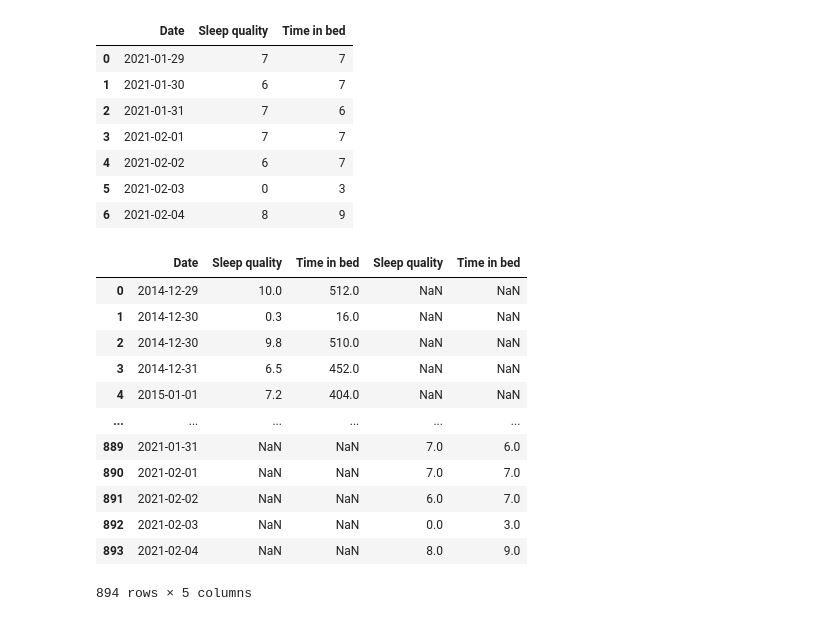
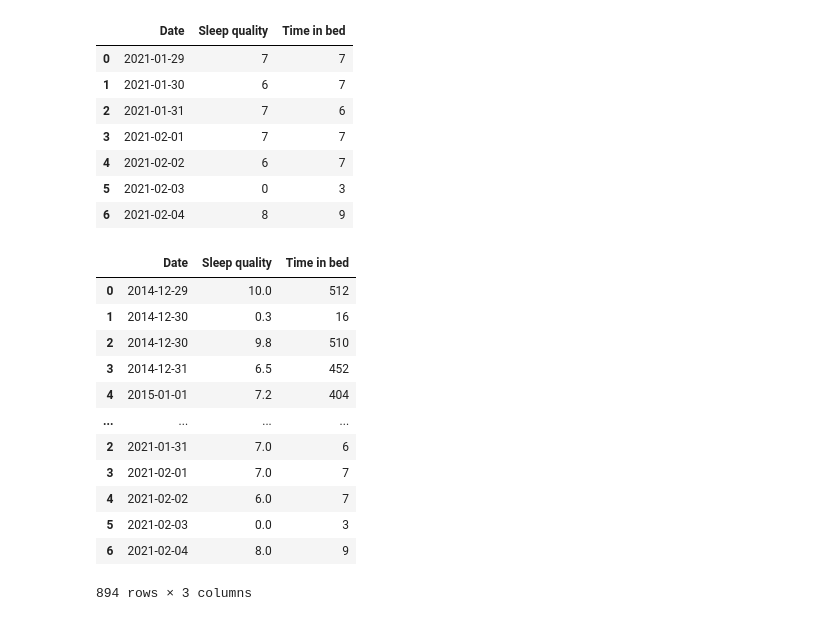
Before and after one commit to luiszugasti/sleep_stats, a Jupyter notebook: scrap_notebook/scrap.ipynb, the cells around one changed output. Saved outputs shown, nothing was run; the diff lists cells and outputs as text; code cells hidden in the pictures.

Commit message:
Fixed the issue with columns not matching
There was whitespace in the user provided columns.
Issue fixed.

```diff
--- a/scrap_notebook/scrap.ipynb
+++ b/scrap_notebook/scrap.ipynb
@@ -120,27 +104,22 @@ user_df
 | 4 | 2021-02-02 | 6 | 7 |
 | 5 | 2021-02-03 | 0 | 3 |
 | 6 | 2021-02-04 | 8 | 9 |
-# %%
-frames = [df, user_df]
-result = pd.concat(frames, ignore_index=True)
-# result = df.append(user_df)
-result
-
-# figure out a way to concatenate the users' data with the three year data
-# use the user provided data as "validation set" of the algorithm run
-# learn off of this (or at least influence further forecasts)
-# could also simplify the index of the current data (chop off the date field and define it recursively)
-# %% [output]
-|  | Date | Sleep quality | Time in bed | Sleep quality | Time in bed |
-| 0 | 2014-12-29 | 10.0 | 512.0 | NaN | NaN |
-| 1 | 2014-12-30 | 0.3 | 16.0 | NaN | NaN |
-| 2 | 2014-12-30 | 9.8 | 510.0 | NaN | NaN |
-| 3 | 2014-12-31 | 6.5 | 452.0 | NaN | NaN |
-| 4 | 2015-01-01 | 7.2 | 404.0 | NaN | NaN |
-| ... | ... | ... | ... | ... | ... |
-| 889 | 2021-01-31 | NaN | NaN | 7.0 | 6.0 |
-| 890 | 2021-02-01 | NaN | NaN | 7.0 | 7.0 |
-| 891 | 2021-02-02 | NaN | NaN | 6.0 | 7.0 |
-| 892 | 2021-02-03 | NaN | NaN | 0.0 | 3.0 |
-| 893 | 2021-02-04 | NaN | NaN | 8.0 | 9.0 |
-894 rows × 5 columns
+# %%
+# frames = [df, user_df]
+# result = pd.concat(frames, ignore_index=True)
+result = df.append(user_df)
+result
+# %% [output]
+|  | Date | Sleep quality | Time in bed |
+| 0 | 2014-12-29 | 10.0 | 512 |
+| 1 | 2014-12-30 | 0.3 | 16 |
+| 2 | 2014-12-30 | 9.8 | 510 |
+| 3 | 2014-12-31 | 6.5 | 452 |
+| 4 | 2015-01-01 | 7.2 | 404 |
+| ... | ... | ... | ... |
+| 2 | 2021-01-31 | 7.0 | 6 |
+| 3 | 2021-02-01 | 7.0 | 7 |
+| 4 | 2021-02-02 | 6.0 | 7 |
+| 5 | 2021-02-03 | 0.0 | 3 |
+| 6 | 2021-02-04 | 8.0 | 9 |
+894 rows × 3 columns
```
Also changed, not shown: parts of 3 cells of this notebook, 1 other file.
